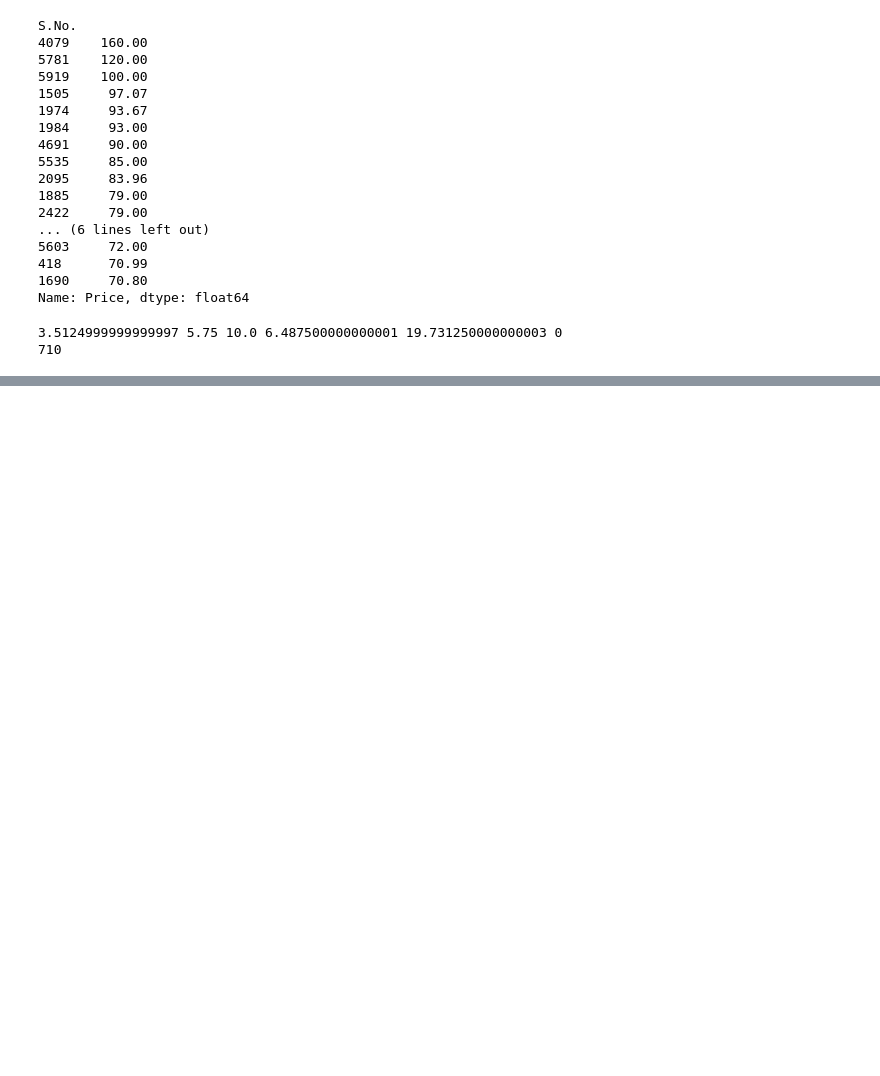
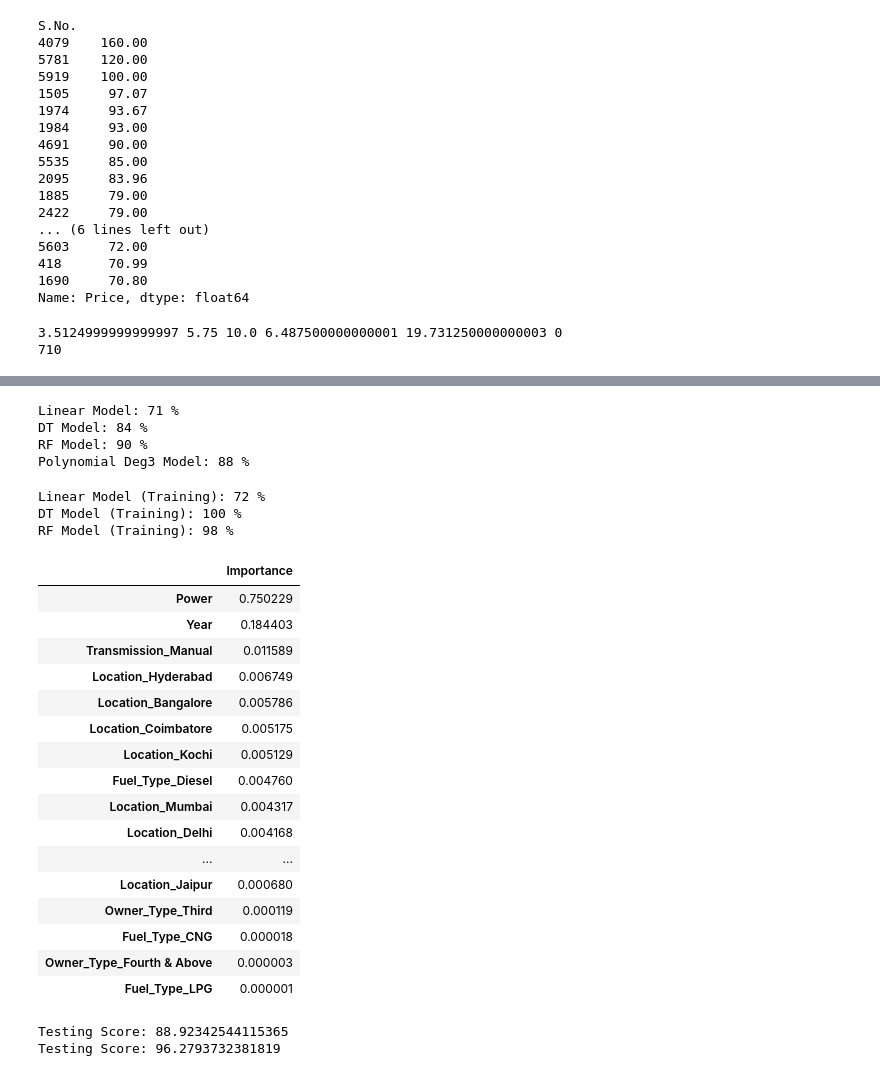
Before and after one commit to Dushyant-1/jecrc_cs_sep22, a Jupyter notebook: day 25/day_25.ipynb, the cells around one changed output, grey strips where cells are left out. Drawn from its saved outputs; the diff is of its cells as text; code cells hidden in the pictures; blank space fills up the shorter version.

```diff
--- a/day 25/day_25.ipynb
+++ b/day 25/day_25.ipynb
@@ -383,2 +393,5 @@ cars_df.head()
 # %%
 cars_dummies = pd.get_dummies(cars_df).drop('Transmission_Automatic',axis=1)
+# %%
+features = cars_dummies.drop('Price',axis=1)
+target = cars_dummies['Price']
@@ -384,0 +401,31 @@ cars_dummies = pd.get_dummies(cars_df).drop('Transmission_Automatic',axis=1)
+# %%
+from sklearn.model_selection import train_test_split
+xtrain,xtest,ytrain,ytest = train_test_split(features, target, test_size=0.25, random_state=101)
+xtrainp,xtestp,ytrainp,ytestp = train_test_split(feats_poly3, target, test_size=0.25, random_state=101)
+
+from sklearn.linear_model import LinearRegression
+from sklearn.tree import DecisionTreeRegressor
+from sklearn.ensemble import RandomForestRegressor
+
+model_linear = LinearRegression().fit(xtrain,ytrain)
+model_dt = DecisionTreeRegressor().fit(xtrain,ytrain)
+model_rf = RandomForestRegressor().fit(xtrain,ytrain)
+model_poly3 = LinearRegression().fit(xtrainp,ytrainp)
+
+print('Linear Model:', round(100*model_linear.score(xtest,ytest)),'%')
+print('DT Model:', round(100*model_dt.score(xtest,ytest)),'%')
+print('RF Model:', round(100*model_rf.score(xtest,ytest)),'%')
+print('Polynomial Deg3 Model:', round(100*model_poly3.score(xtrainp,ytrainp)),'%')
+# %% [output]
+Linear Model: 71 %
+DT Model: 84 %
+RF Model: 90 %
+Polynomial Deg3 Model: 88 %
+# %%
+print('Linear Model (Training):', round(100*model_linear.score(xtrain,ytrain)),'%')
+print('DT Model (Training):', round(100*model_dt.score(xtrain,ytrain)),'%')
+print('RF Model (Training):', round(100*model_rf.score(xtrain,ytrain)),'%')
+# %% [output]
+Linear Model (Training): 72 %
+DT Model (Training): 100 %
+RF Model (Training): 98 %
@@ -384,0 +440,32 @@ cars_dummies = pd.get_dummies(cars_df).drop('Transmission_Automatic',axis=1)
+# %%
+imp_rf=pd.DataFrame(model_rf.feature_importances_, columns=['Importance'],
+index=xtrain.columns)
+# %%
+imp_rf.sort_values(by='Importance',ascending=False)
+# %% [output]
+|  | Importance |
+| Power | 0.750229 |
+| Year | 0.184403 |
+| Transmission_Manual | 0.011589 |
+| Location_Hyderabad | 0.006749 |
+| Location_Bangalore | 0.005786 |
+| Location_Coimbatore | 0.005175 |
+| Location_Kochi | 0.005129 |
+| Fuel_Type_Diesel | 0.004760 |
+| Location_Mumbai | 0.004317 |
+| Location_Delhi | 0.004168 |
+| ... | ... |
+| Location_Jaipur | 0.000680 |
+| Owner_Type_Third | 0.000119 |
+| Fuel_Type_CNG | 0.000018 |
+| Owner_Type_Fourth & Above | 0.000003 |
+| Fuel_Type_LPG | 0.000001 |
+# %%
+imp_cols=['Power','Year','Transmission_Manual']
+model_rf_imp=RandomForestRegressor().fit(xtrain[imp_cols],ytrain)
+print('Testing Score:',model_rf_imp.score(xtest[imp_cols],ytest)*100)
+print('Testing Score:',model_rf_imp.score(xtrain[imp_cols],ytrain)*100)
+pd.to_pickle(model_rf_imp,'CarPricePredictor.pickle')
+# %% [output]
+Testing Score: 88.92342544115365
+Testing Score: 96.2793732381819
```
Also changed, not shown: parts of 5 cells of this notebook, 1 other file.
